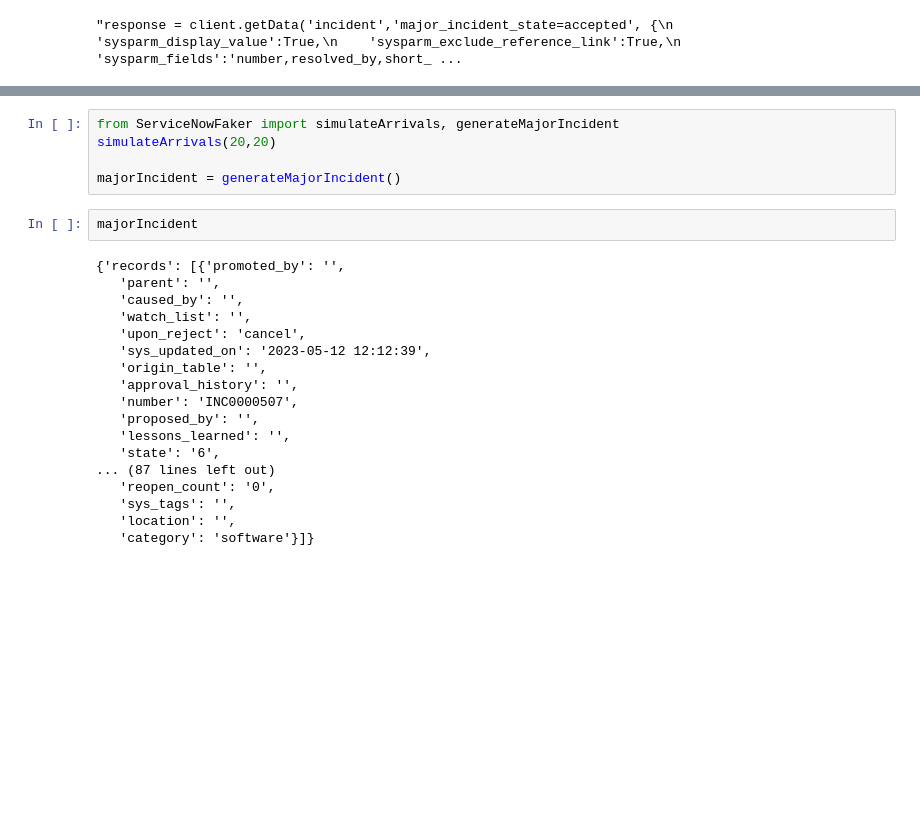
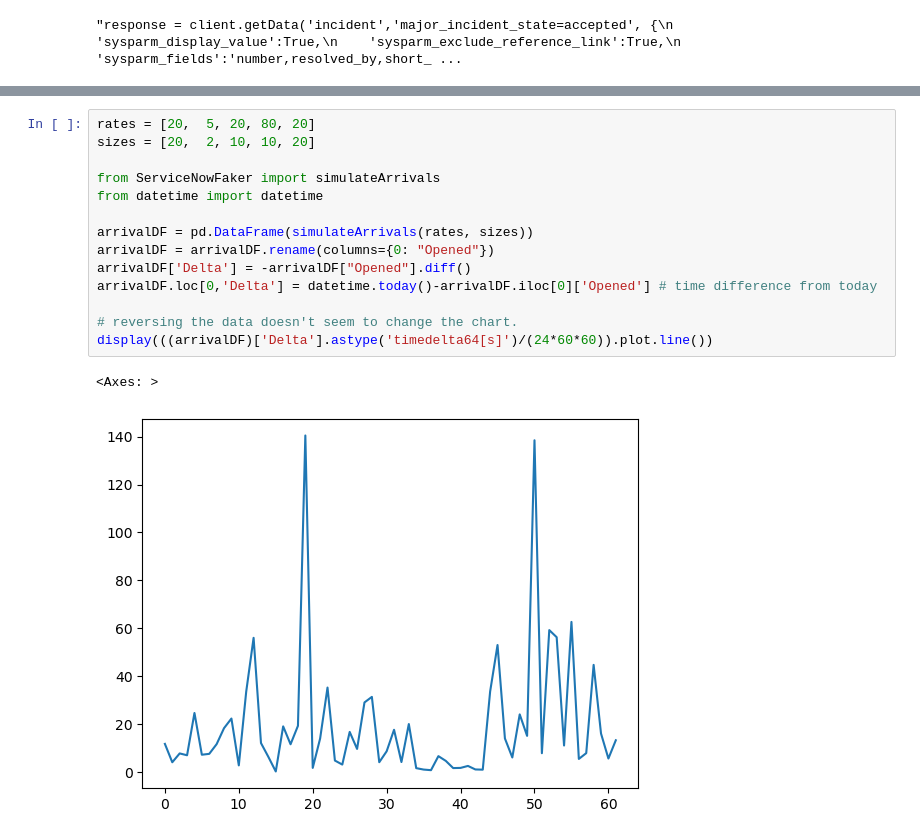
Before and after one commit to manvillej/MajorIncidentDashboard, a Jupyter notebook: src/MajorIncidentDashboard.ipynb, the cells around one changed output, grey strips where cells are left out. Saved outputs shown, nothing was run; the diff lists cells and outputs as text; blank space fills up the shorter version.

```diff
--- a/src/MajorIncidentDashboard.ipynb
+++ b/src/MajorIncidentDashboard.ipynb
@@ -57,26 +57,18 @@ DatetimeIndex(['2023-05-09 07:05:08.009520268',
               dtype='datetime64[ns]', freq=None)
-# %%
-from ServiceNowFaker import simulateArrivals, generateMajorIncident
-simulateArrivals(20,20)
-
-majorIncident = generateMajorIncident()
-# %%
-majorIncident
-# %% [output]
-{'records': [{'promoted_by': '',
-   'parent': '',
-   'caused_by': '',
-   'watch_list': '',
-   'upon_reject': 'cancel',
-   'sys_updated_on': '2023-05-12 12:12:39',
-   'origin_table': '',
-   'approval_history': '',
-   'number': 'INC0000507',
-   'proposed_by': '',
-   'lessons_learned': '',
-   'state': '6',
-... (87 lines left out)
-   'reopen_count': '0',
-   'sys_tags': '',
-   'location': '',
-   'category': 'software'}]}
+# %%
+rates = [20,  5, 20, 80, 20]
+sizes = [20,  2, 10, 10, 20]
+
+from ServiceNowFaker import simulateArrivals
+from datetime import datetime
+
+arrivalDF = pd.DataFrame(simulateArrivals(rates, sizes))
+arrivalDF = arrivalDF.rename(columns={0: "Opened"})
+arrivalDF['Delta'] = -arrivalDF["Opened"].diff()
+arrivalDF.loc[0,'Delta'] = datetime.today()-arrivalDF.iloc[0]['Opened'] # time difference from today
+
+# reversing the data doesn't seem to change the chart.
+display(((arrivalDF)['Delta'].astype('timedelta64[s]')/(24*60*60)).plot.line())
+# %% [output]
+<Axes: >
+[figure, added]
```
Also changed, not shown: parts of 2 cells of this notebook, 1 other file.
